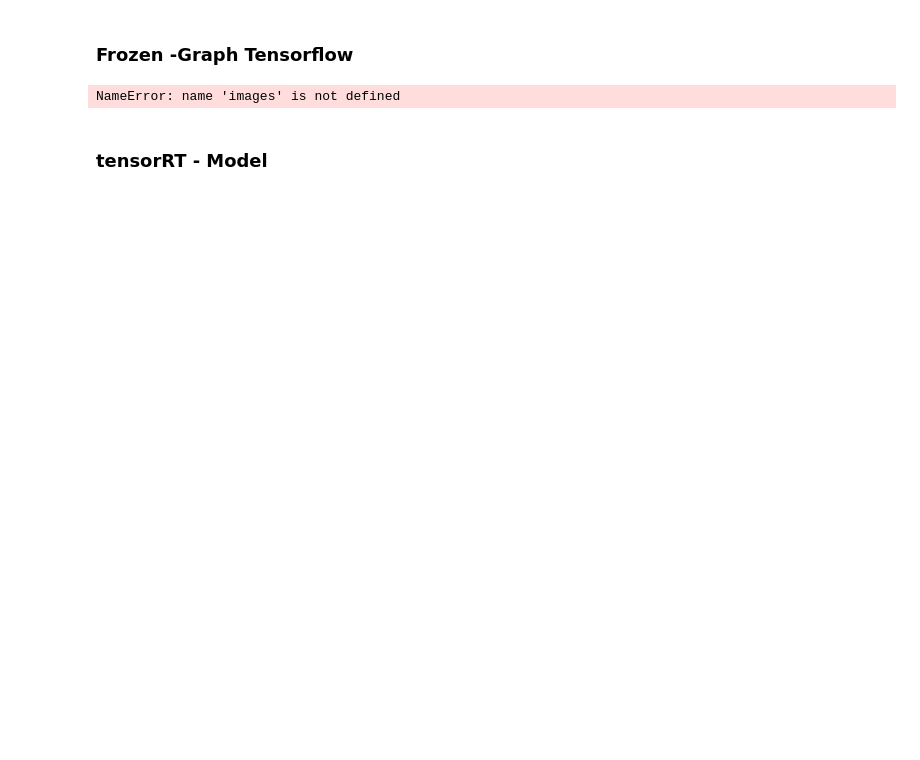
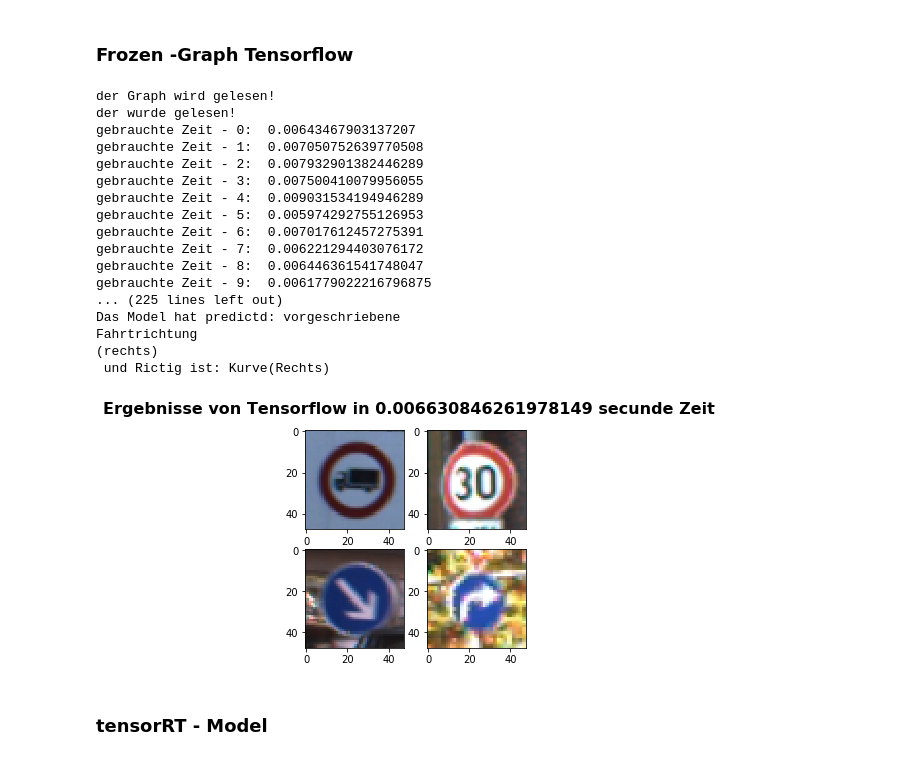
Before and after one commit to romeolandry/Verkehrszeichenerkennung, a Jupyter notebook: jupyter/Keras_to_tensorRT_model_1.ipynb, the cells around one changed output. Cells and saved outputs as stored; diff of their text form; code cells hidden in the pictures; blank space fills up the shorter version.

```diff
--- a/jupyter/Keras_to_tensorRT_model_1.ipynb
+++ b/jupyter/Keras_to_tensorRT_model_1.ipynb
@@ -35,17 +35,17 @@ except FileNotFoundError:
     print("Kein .h5-Datei wurde gefunden!")
     exit()
 # get input und output des models for tensorflow improvement
-input_model = model.inputs[0]
-print(input_model)
-output_model = model.outputs[0]
+print("Input node for the this Model is:")
+input_node = model.inputs[0].name
+print(input_node)
+output_node = model.outputs[0].name
+print("output node for the this Model is:")
+print(output_node)
+print("Umwandlung vom Keras zu Tensor-Model..")
 
-print("Umwandlung vom Keras zu Tensor-Model..")
-# model.summary()
-# [print(node.op.name) for node in model.outputs]
 saver = tf.train.Saver()
 # keras session wird als tf- Session gelesen!
 sess = tf.keras.backend.get_session()
-# die Graph der Tf-Session wird gespeichert/home/kamgo/Donnees/Master_projekt/TensorRT/Verkehrszeichenerkennung/Daten/Final_Training/Images
 save_path = saver.save(sess, tf_model_pfad)
 tf.keras.backend.clear_session()
 print("Umgewandelt und gespeichert!")
@@ -206,10 +223,9 @@ def perform_model(path_frozen_graph, input_node, output_node, input_img):
     Diese funktion wird dafür helfen, irgenwelches Model(Tensorflow/TensorRt)
     anzuwenden
     """
-    gpu_option = tf.GPUOptions(per_process_gpu_memory_fraction=0.50)
     frozen_graph = tf.Graph()
     with frozen_graph.as_default():
-        with tf.Session(config=tf.ConfigProto(gpu_options=gpu_option)) as sess:
+        with tf.Session() as sess:
             print("der Graph wird gelesen!")
             with tf.gfile.GFile(fr_graph_tf_model, "rb") as f:
                 frozen_graph = tf.GraphDef()
@@ -243,33 +259,50 @@ def perform_model(path_frozen_graph, input_node, output_node, input_img):
 # %%
 prediction_classes = []
 sum_zeit=0
 for image in images:
     prediction, zeit = perform_model(fr_graph_tf_model,
                                      input_node,
                                      output_node,
                                      image)
     prediction_classes.append(prediction)
     sum_zeit += zeit
 
 # show image
 fig=plt.figure(figsize=(4, 4))
 columns = 2
 rows = 2
 count = 1
 for image, label_class,predicted_class in zip(images, labels_classes, prediction_classes):
     fig.add_subplot(rows, columns,count)
     count +=1
     real_label = classe_label[label_class]['SignName']
     real_label = real_label.replace(" ", "\n")
     predicted_label = classe_label[np.argmax(predicted_class[0])]['SignName']
     predicted_label = predicted_label.replace(" ", "\n")
-    plt.title("Das Model hat predictd: {}\n und Rictig ist: {}\n".format(predicted_label, real_label))
+    print("Das Model hat predictd: {}\n und Rictig ist: {}\n".format(predicted_label, real_label))
     plt.imshow(image)
 label = 'Ergebnisse von Tensorflow in {} secunde Zeit '.format(sum_zeit/len(images))
 fig.suptitle(label, fontsize=16, fontweight="bold")
 plt.show()
 # %% [output]
-NameError: name 'images' is not defined
+der Graph wird gelesen!
+der wurde gelesen!
+gebrauchte Zeit - 0:  0.00643467903137207
+gebrauchte Zeit - 1:  0.007050752639770508
+gebrauchte Zeit - 2:  0.007932901382446289
+gebrauchte Zeit - 3:  0.007500410079956055
+gebrauchte Zeit - 4:  0.009031534194946289
+gebrauchte Zeit - 5:  0.005974292755126953
+gebrauchte Zeit - 6:  0.007017612457275391
+gebrauchte Zeit - 7:  0.006221294403076172
+gebrauchte Zeit - 8:  0.006446361541748047
+gebrauchte Zeit - 9:  0.0061779022216796875
+... (225 lines left out)
+Das Model hat predictd: vorgeschriebene
+Fahrtrichtung
+(rechts)
+ und Rictig ist: Kurve(Rechts)
+[figure, added]
 # %% [markdown]
 ### tensorRT - Model
 # %%
```
Also changed, not shown: parts of 7 cells of this notebook, 1 other file.
